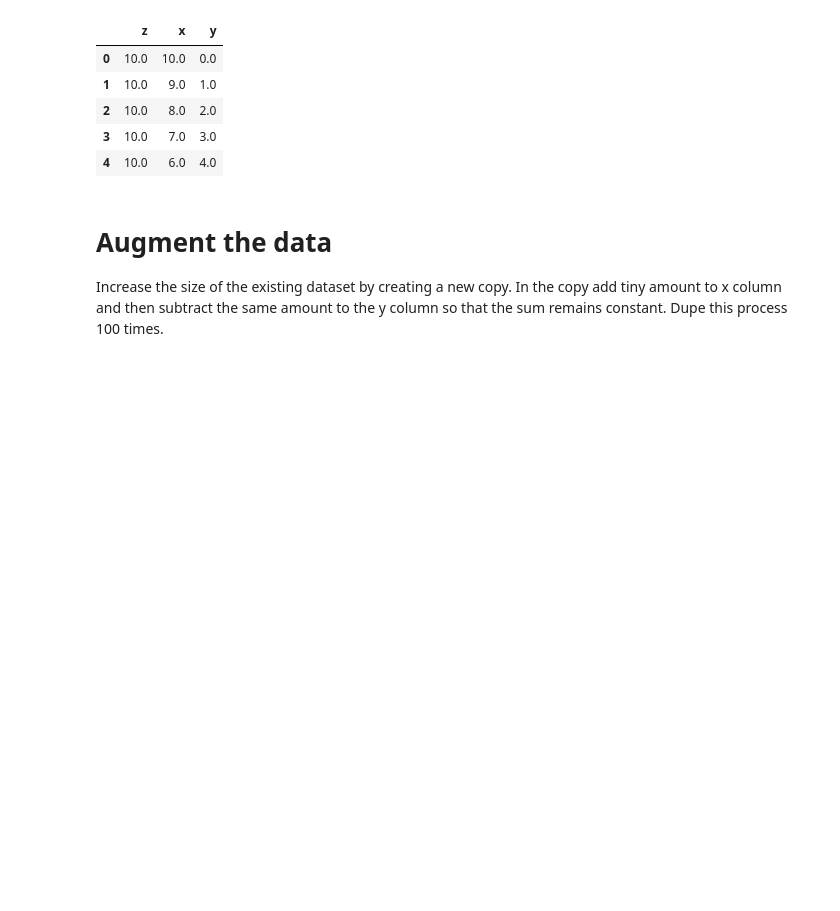
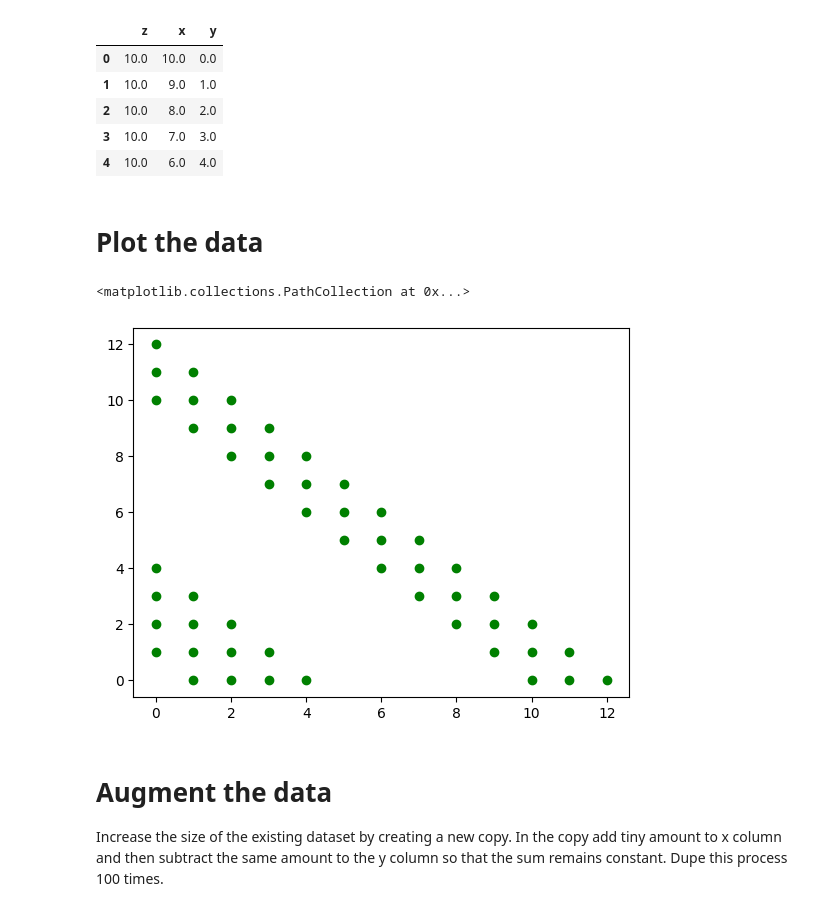
Before and after one commit to rtp-gcp/Keras-Philosophy, a Jupyter notebook: notebooks/simple_clean_data_aug_norm.ipynb, the cells around one changed output. Saved outputs shown, nothing was run; the diff lists cells and outputs as text; code cells hidden in the pictures; blank space fills up the shorter version.

```diff
--- a/notebooks/simple_clean_data_aug_norm.ipynb
+++ b/notebooks/simple_clean_data_aug_norm.ipynb
@@ -95,6 +95,13 @@ dataframe.head()
 | 2 | 10.0 | 8.0 | 2.0 |
 | 3 | 10.0 | 7.0 | 3.0 |
 | 4 | 10.0 | 6.0 | 4.0 |
+# %% [markdown]
+# Plot the data
+# %%
+plt.scatter(dataframe['y'], dataframe['x'], c='green')
+# %% [output]
+<matplotlib.collections.PathCollection at 0x...>
+[figure, added]
 # %% [markdown]
 # Augment the data
 
```
Also changed, not shown: parts of 21 cells of this notebook, 2 other files.
